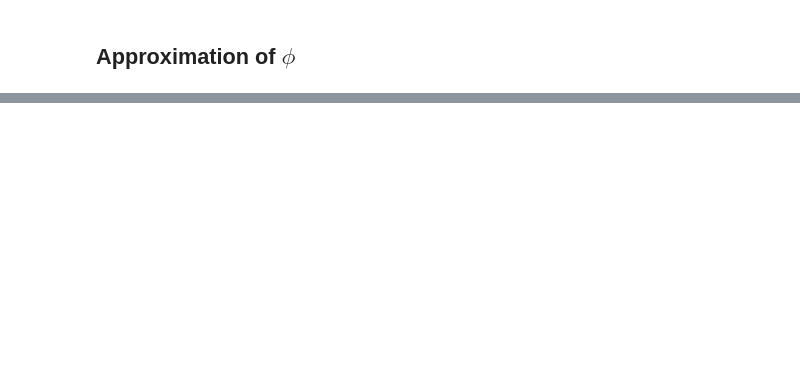
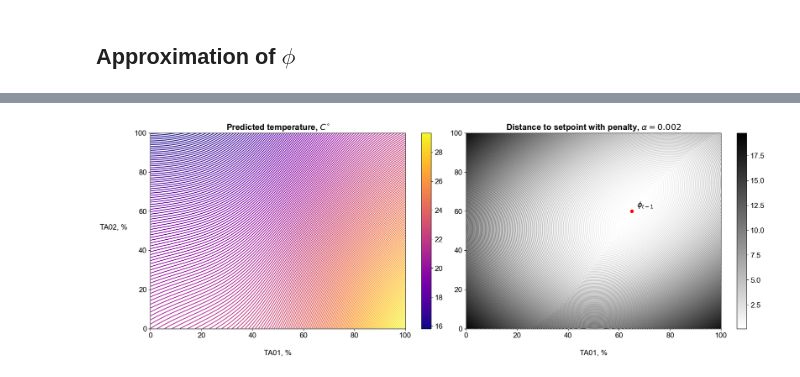
Before and after one commit to oStglnd/rise-gh, a Jupyter notebook: nn_models/k_fold_results.ipynb, the cells around one changed output, grey strips where cells are left out. Cells and saved outputs as stored; diff of their text form; code cells hidden in the pictures; blank space fills up the shorter version.

```diff
--- a/nn_models/k_fold_results.ipynb
+++ b/nn_models/k_fold_results.ipynb
@@ -319,0 +345,43 @@ plt.show()
+# %%
+fig, (ax1, ax2) = plt.subplots(1, 2)
+fig.set_size_inches(18, 6)
+
+x, y = np.meshgrid(np.linspace(0, 100, 100), np.linspace(0, 100, 100))
+
+#heatmap1 = ax1.imshow(np.flip(preds, 0), cmap='plasma')#, extent=[ta01_min, ta01_max, ta02_min, ta02_max])
+contour = ax1.contour(x, y, np.flip(preds, 0), levels=200, cmap='plasma')
+fig.colorbar(heatmap1, ax=ax1)
+ax1.set_xlim(0, 100)
+ax1.set_ylim(0, 100)
+ax1.set_ylabel('TA02, %', rotation=0, labelpad=40)
+ax1.set_xlabel('TA01, %', labelpad=20)
+ax1.set_title('Predicted temperature, $C^{\circ}$', **tit_font)
+
+penalty = 0.001
+ta01_init = 65
+ta02_init = 60
+distances = np.zeros((k, k))
+for i in range(k):
+    for j in range(k):
+        distances[i, j] = abs(j - ta01_init)**2 + abs(i - ta02_init)**2
+
+penalty = 0.002
+values = np.abs(20 - np.flip(preds, 0)) + penalty * distances
+
+# heatmap2 = ax2.imshow(values, cmap='binary')
+contour = ax2.contour(x, y, values, levels=200, cmap='binary')
+fig.colorbar(heatmap2, ax=ax2)
+ax2.set_xlim(0, 100)
+ax2.set_ylim(0, 100)
+#ax2.set_ylabel('TA02, %', rotation=0, labelpad=40)
+ax2.set_xlabel('TA01, %', labelpad=20)
+ax2.set_title('Distance to setpoint with penalty, $\\alpha = 0.002$', **tit_font)
+
+ax2.scatter(ta01_init, ta02_init, color='red')
+ax2.annotate('$\phi_{t-1}$', (ta01_init+2, ta02_init+2))
+
+fig.tight_layout(pad=-0.5)
+plt.savefig(plot_path + 'temp_grid_penalty.png', dpi=200, bbox_inches='tight')
+plt.show()
+# %% [output]
+[figure, added]
```
Also changed, not shown: parts of 31 cells of this notebook, 46 other files.
